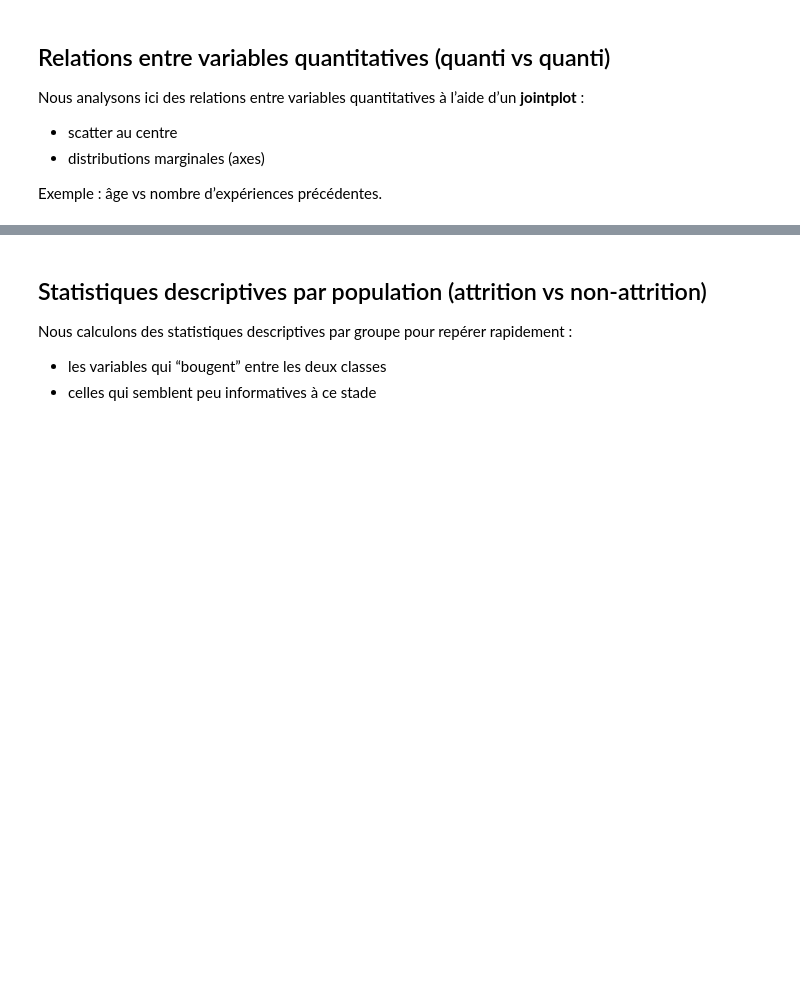
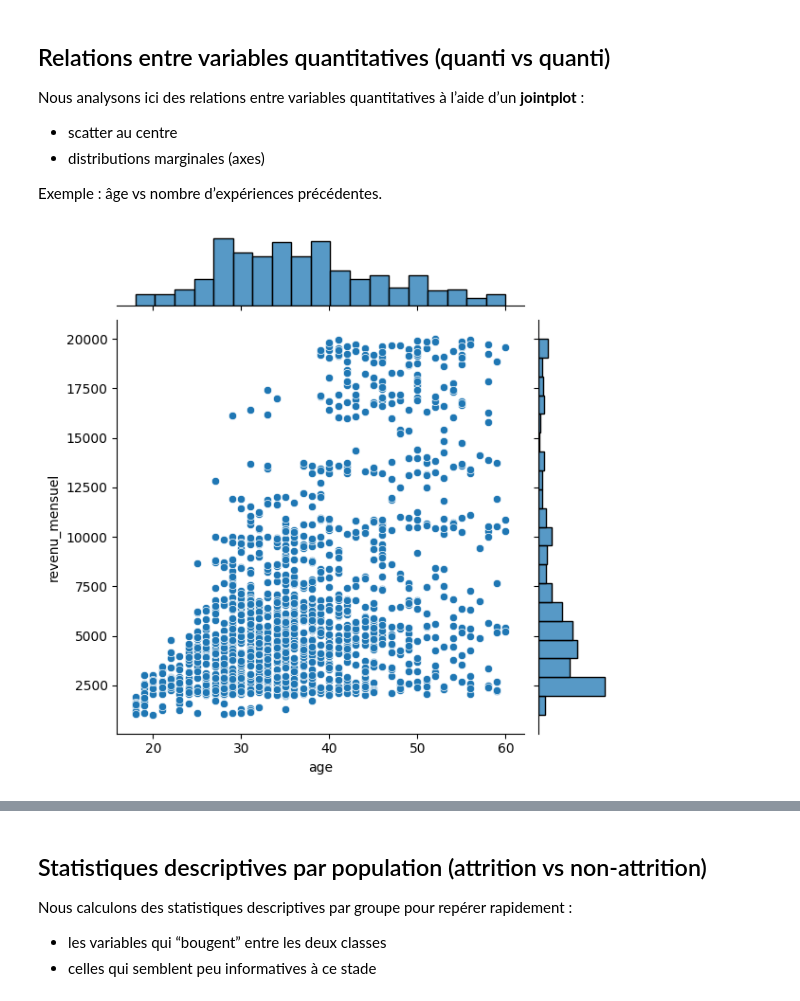
Before and after one commit to Ben-Girard/PrjPerso_hr-attrition-mlops, a Jupyter notebook: notebooks/02_eda_insights.ipynb, the cells around one changed output, grey strips where cells are left out. Cells and saved outputs as stored; diff of their text form; code cells hidden in the pictures; blank space fills up the shorter version.

```diff
--- a/notebooks/02_eda_insights.ipynb
+++ b/notebooks/02_eda_insights.ipynb
@@ -160,7 +164,9 @@ Nous analysons ici des relations entre variables quantitatives à l’aide d’u
 Exemple : âge vs nombre d’expériences précédentes.
 # %%
 x_col = "age"
-y_col = "nombre_experiences_precedents"
+y_col = "revenu_mensuel"
 
 if x_col in df.columns and y_col in df.columns:
     sns.jointplot(data=df, x=x_col, y=y_col, kind="scatter")
+# %% [output]
+[figure, added]
```
Also changed, not shown: parts of 3 cells of this notebook, 5 other files.
